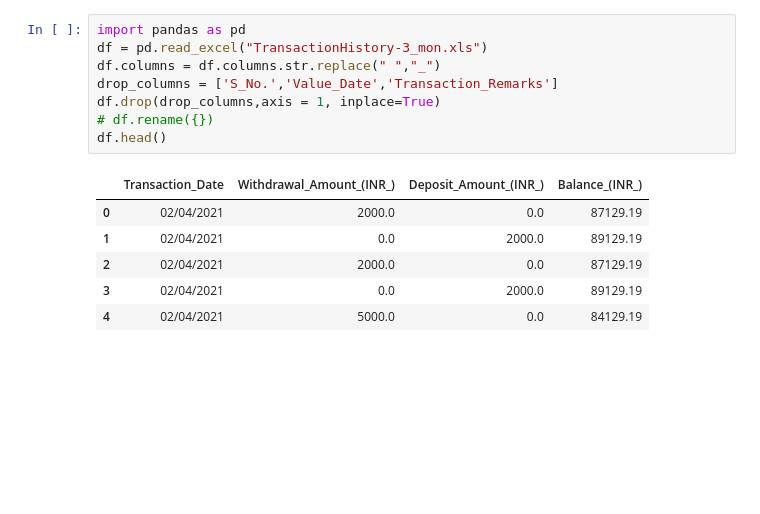
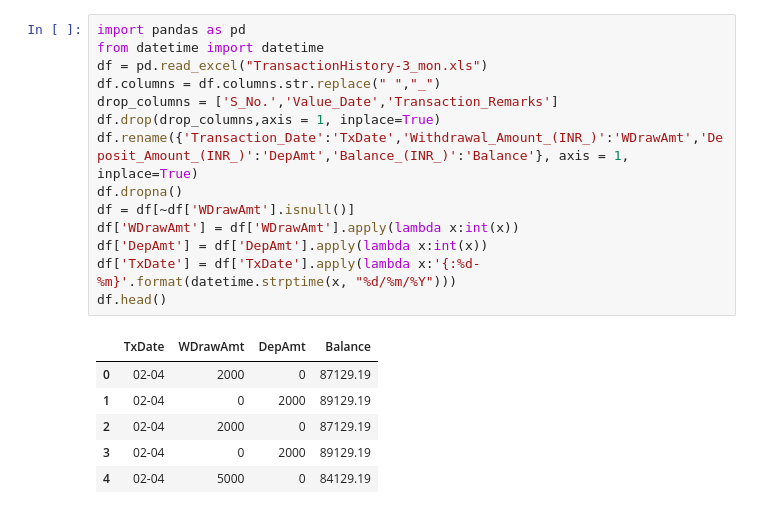
Before and after one commit to FazulNoor/Phython, a Jupyter notebook: Jupyter/LogicalRegression.ipynb, the cells around one changed output. Saved outputs shown, nothing was run; the diff lists cells and outputs as text; blank space fills up the shorter version.

```diff
--- a/Jupyter/LogicalRegression.ipynb
+++ b/Jupyter/LogicalRegression.ipynb
@@ -1,15 +1,21 @@
 # %%
 import pandas as pd
+from datetime import datetime
 df = pd.read_excel("TransactionHistory-3_mon.xls")
 df.columns = df.columns.str.replace(" ","_")
 drop_columns = ['S_No.','Value_Date','Transaction_Remarks']
 df.drop(drop_columns,axis = 1, inplace=True)
-# df.rename({})
+df.rename({'Transaction_Date':'TxDate','Withdrawal_Amount_(INR_)':'WDrawAmt','Deposit_Amount_(INR_)':'DepAmt','Balance_(INR_)':'Balance'}, axis = 1, inplace=True)
+df.dropna()
+df = df[~df['WDrawAmt'].isnull()]
+df['WDrawAmt'] = df['WDrawAmt'].apply(lambda x:int(x))
+df['DepAmt'] = df['DepAmt'].apply(lambda x:int(x))
+df['TxDate'] = df['TxDate'].apply(lambda x:'{:%d-%m}'.format(datetime.strptime(x, "%d/%m/%Y")))
 df.head()
 # %% [output]
-|  | Transaction_Date | Withdrawal_Amount_(INR_) | Deposit_Amount_(INR_) | Balance_(INR_) |
-| 0 | 02/04/2021 | 2000.0 | 0.0 | 87129.19 |
-| 1 | 02/04/2021 | 0.0 | 2000.0 | 89129.19 |
-| 2 | 02/04/2021 | 2000.0 | 0.0 | 87129.19 |
-| 3 | 02/04/2021 | 0.0 | 2000.0 | 89129.19 |
-| 4 | 02/04/2021 | 5000.0 | 0.0 | 84129.19 |
+|  | TxDate | WDrawAmt | DepAmt | Balance |
+| 0 | 02-04 | 2000 | 0 | 87129.19 |
+| 1 | 02-04 | 0 | 2000 | 89129.19 |
+| 2 | 02-04 | 2000 | 0 | 87129.19 |
+| 3 | 02-04 | 0 | 2000 | 89129.19 |
+| 4 | 02-04 | 5000 | 0 | 84129.19 |
```
Also changed, not shown: parts of 1 cell of this notebook.
